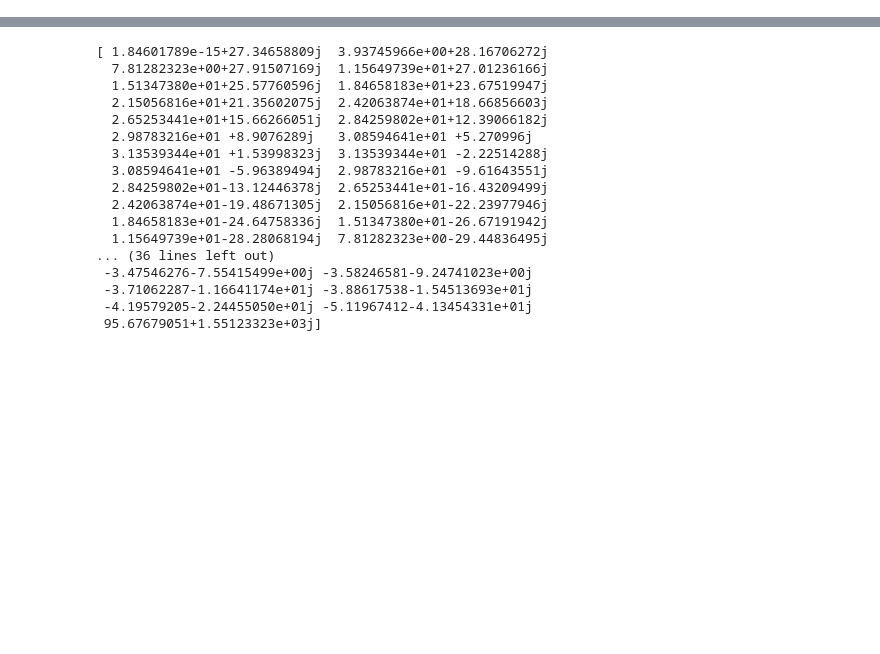
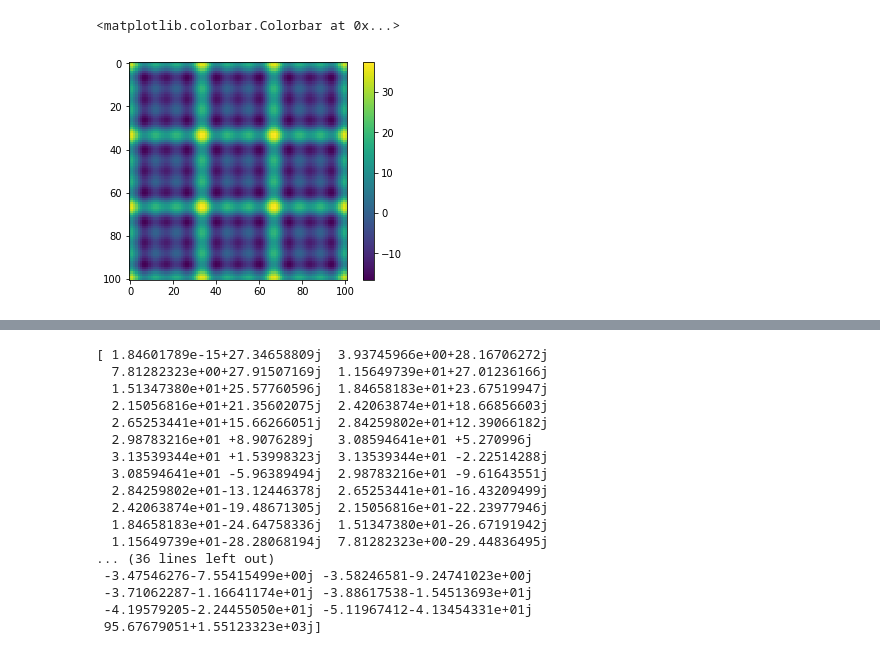
Before and after one commit to nimberledge/akm-fwi, a Jupyter notebook: elastic/FFT.ipynb, the cells around one changed output, grey strips where cells are left out. Saved outputs shown, nothing was run; the diff lists cells and outputs as text; code cells hidden in the pictures; blank space fills up the shorter version.

```diff
--- a/elastic/FFT.ipynb
+++ b/elastic/FFT.ipynb
@@ -85 +114,7 @@ _ = fig.colorbar(plot_10, ax=axs[1, 0])
+# %%
+plt.imshow(np.real(normalized_div_recombined))
+plt.colorbar()
+# %% [output]
+<matplotlib.colorbar.Colorbar at 0x...>
+[figure, added]
 # %%
```
Also changed, not shown: parts of 4 cells of this notebook.
